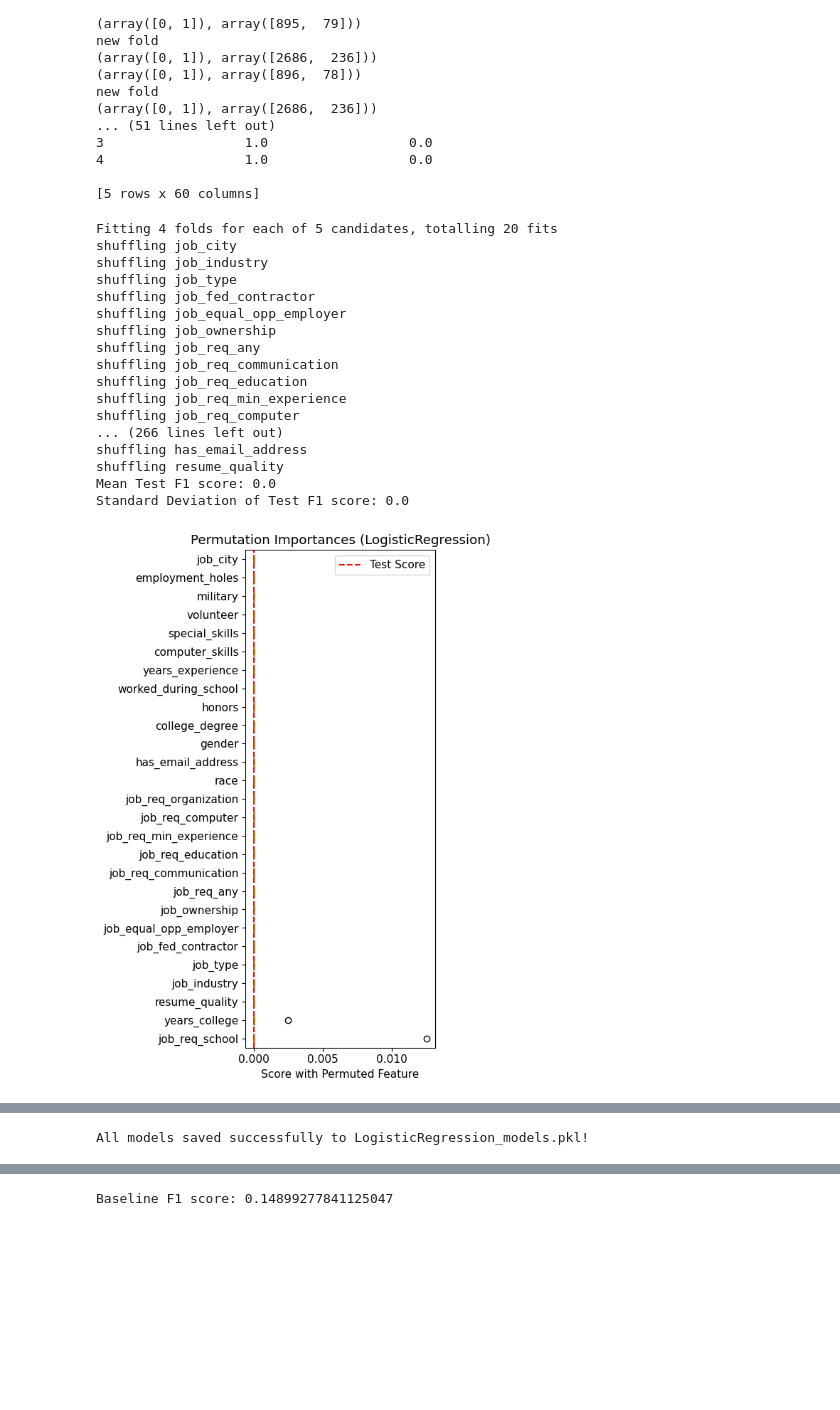
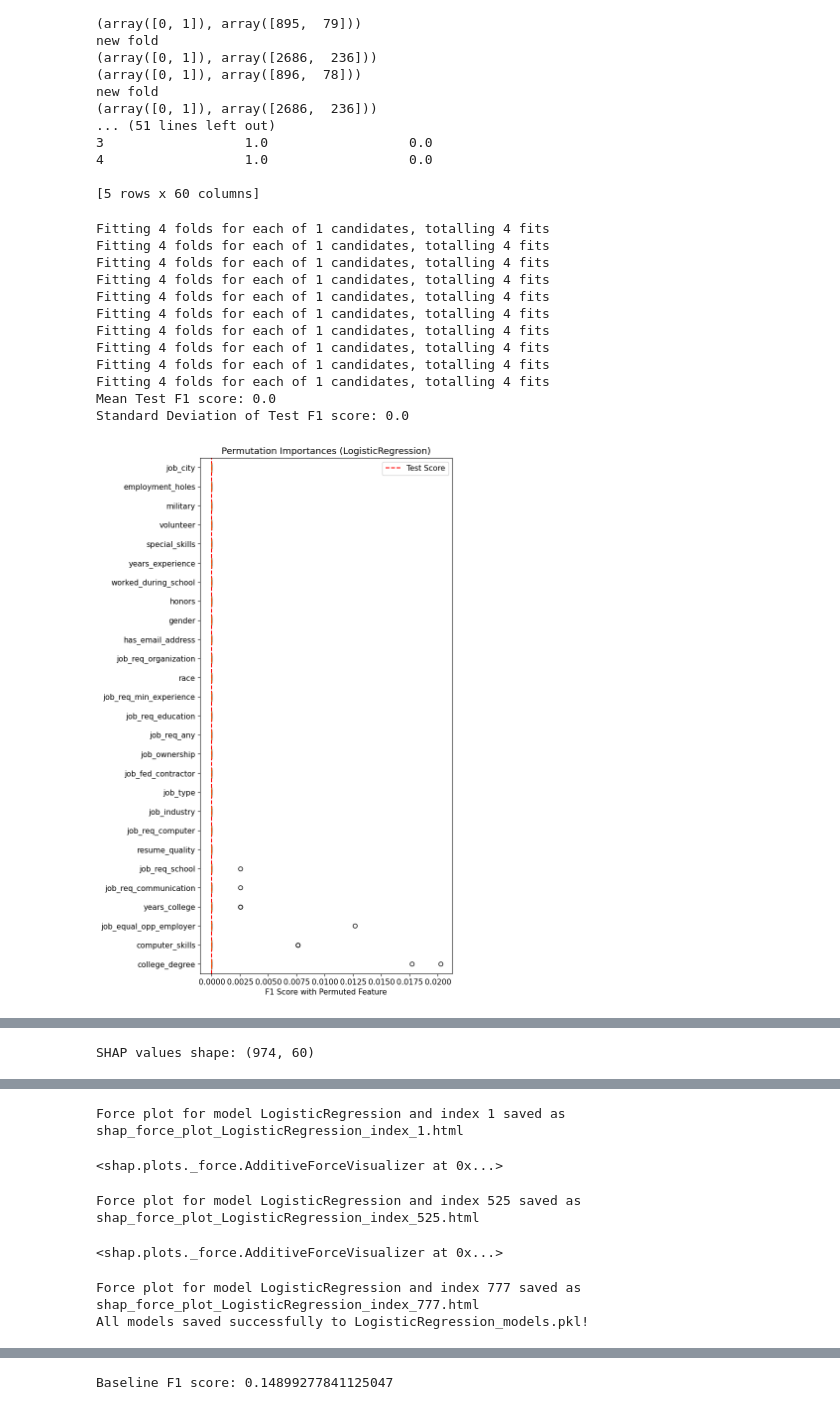
Before and after one commit to anyfruit/Key-Resume-Attributes-Impacting-Job-Callbacks, a Jupyter notebook: DATA1030Project.ipynb, the cells around one changed output, grey strips where cells are left out. Saved outputs shown, nothing was run; the diff lists cells and outputs as text; code cells hidden in the pictures; blank space fills up the shorter version.

Commit message:
shap

```diff
--- a/DATA1030Project.ipynb
+++ b/DATA1030Project.ipynb
@@ -622,25 +708,20 @@ y = df['received_callback']
 X = df.drop(['received_callback', 'firstname','job_ad_id'], axis=1)
 # %%
 # Testing Local
-param_grid_lr = {'logisticregression__C': [0.01, 0.1, 1, 10, 100], 'logisticregression__penalty': ['l2'], 'logisticregression__solver': ['saga']}
-log_reg = LogisticRegression(max_iter=10000)
+param_grid_lr = {'logisticregression__C': [0.5], 'logisticregression__penalty': ['l2'], 'logisticregression__solver': ['saga']}
+log_reg = LogisticRegression(max_iter=5000)
 MLpipe_KFold_Accuracy(X, y, ML_algo=log_reg, param_grid=param_grid_lr)
 # %% [output]
-Fitting 4 folds for each of 5 candidates, totalling 20 fits
-shuffling job_city
-shuffling job_industry
-shuffling job_type
-shuffling job_fed_contractor
-shuffling job_equal_opp_employer
-shuffling job_ownership
-shuffling job_req_any
-shuffling job_req_communication
-shuffling job_req_education
-shuffling job_req_min_experience
-shuffling job_req_computer
-... (266 lines left out)
-shuffling has_email_address
-shuffling resume_quality
+Fitting 4 folds for each of 1 candidates, totalling 4 fits
+Fitting 4 folds for each of 1 candidates, totalling 4 fits
+Fitting 4 folds for each of 1 candidates, totalling 4 fits
+Fitting 4 folds for each of 1 candidates, totalling 4 fits
+Fitting 4 folds for each of 1 candidates, totalling 4 fits
+Fitting 4 folds for each of 1 candidates, totalling 4 fits
+Fitting 4 folds for each of 1 candidates, totalling 4 fits
+Fitting 4 folds for each of 1 candidates, totalling 4 fits
+Fitting 4 folds for each of 1 candidates, totalling 4 fits
+Fitting 4 folds for each of 1 candidates, totalling 4 fits
 Mean Test F1 score: 0.0
 Standard Deviation of Test F1 score: 0.0
-[figure, old version]
+[figure, new version]
@@ -647 +731 @@ Standard Deviation of Test F1 score: 0.0
-All models saved successfully to LogisticRegression_models.pkl!
+SHAP values shape: (974, 60)
@@ -664,0 +733,6 @@ All models saved successfully to LogisticRegression_models.pkl!
+Force plot for model LogisticRegression and index 1 saved as shap_force_plot_LogisticRegression_index_1.html
+<shap.plots._force.AdditiveForceVisualizer at 0x...>
+Force plot for model LogisticRegression and index 525 saved as shap_force_plot_LogisticRegression_index_525.html
+<shap.plots._force.AdditiveForceVisualizer at 0x...>
+Force plot for model LogisticRegression and index 777 saved as shap_force_plot_LogisticRegression_index_777.html
+All models saved successfully to LogisticRegression_models.pkl!
```
Also changed, not shown: parts of 2 cells of this notebook, 5 other files.
